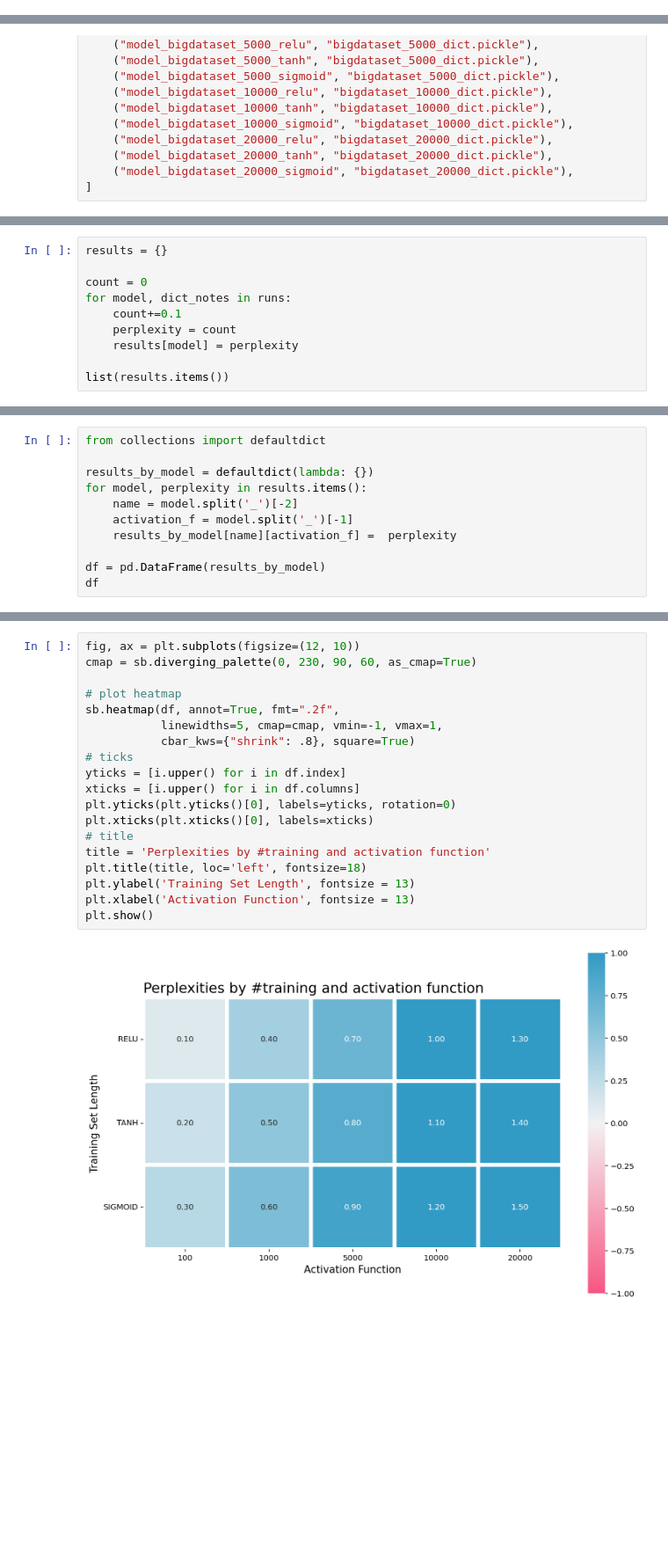
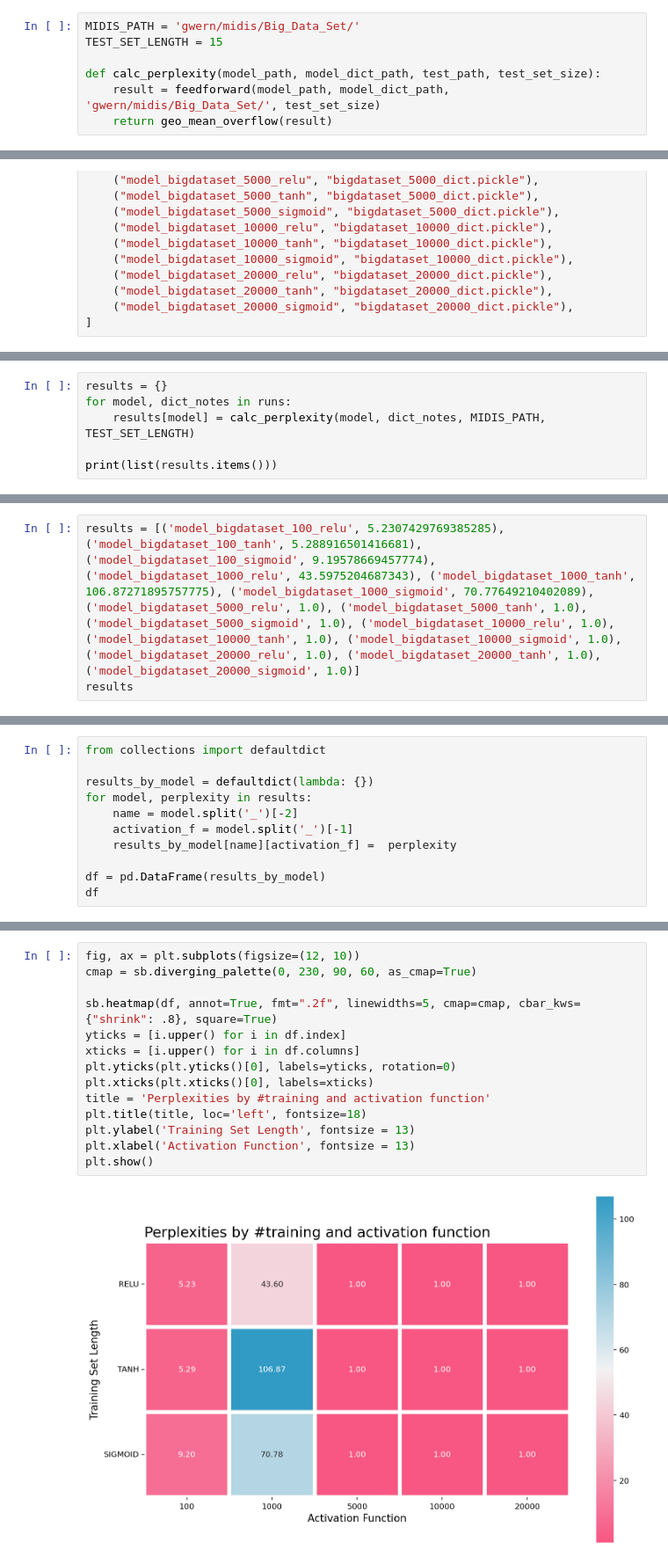
Before and after one commit to axelsavizky/music-generator, a Jupyter notebook: comparison.ipynb, the cells around one changed output, grey strips where cells are left out. Shown at 88% size. Saved outputs shown, nothing was run; the diff lists cells and outputs as text; blank space fills up the shorter version.

```diff
--- a/comparison.ipynb
+++ b/comparison.ipynb
@@ -7,3 +11,10 @@ import pickle
+# %%
+MIDIS_PATH = 'gwern/midis/Big_Data_Set/'
+TEST_SET_LENGTH = 15
+
+def calc_perplexity(model_path, model_dict_path, test_path, test_set_size):
+    result = feedforward(model_path, model_dict_path, 'gwern/midis/Big_Data_Set/', test_set_size)
+    return geo_mean_overflow(result)
 # %%
 runs = [
     ("model_bigdataset_100_relu", "bigdataset_100_dict.pickle"),
@@ -25,11 +38,7 @@ runs = [
 # %%
 results = {}
+for model, dict_notes in runs:
+    results[model] = calc_perplexity(model, dict_notes, MIDIS_PATH, TEST_SET_LENGTH)
 
-count = 0
-for model, dict_notes in runs:
-    count+=0.1
-    perplexity = count
-    results[model] = perplexity
-
-list(results.items())
+print(list(results.items()))
 # %% [output]
@@ -51,0 +62,3 @@ perplexity by model
+# %%
+results = [('model_bigdataset_100_relu', 5.2307429769385285), ('model_bigdataset_100_tanh', 5.288916501416681), ('model_bigdataset_100_sigmoid', 9.19578669457774), ('model_bigdataset_1000_relu', 43.5975204687343), ('model_bigdataset_1000_tanh', 106.87271895757775), ('model_bigdataset_1000_sigmoid', 70.77649210402089), ('model_bigdataset_5000_relu', 1.0), ('model_bigdataset_5000_tanh', 1.0), ('model_bigdataset_5000_sigmoid', 1.0), ('model_bigdataset_10000_relu', 1.0), ('model_bigdataset_10000_tanh', 1.0), ('model_bigdataset_10000_sigmoid', 1.0), ('model_bigdataset_20000_relu', 1.0), ('model_bigdataset_20000_tanh', 1.0), ('model_bigdataset_20000_sigmoid', 1.0)]
+results
@@ -53,7 +82,7 @@ perplexity by model
 from collections import defaultdict
 
 results_by_model = defaultdict(lambda: {})
-for model, perplexity in results.items():
+for model, perplexity in results:
     name = model.split('_')[-2]
     activation_f = model.split('_')[-1]
     results_by_model[name][activation_f] =  perplexity
@@ -68,21 +97,16 @@ df
 # %%
 fig, ax = plt.subplots(figsize=(12, 10))
 cmap = sb.diverging_palette(0, 230, 90, 60, as_cmap=True)
 
-# plot heatmap
-sb.heatmap(df, annot=True, fmt=".2f",
-           linewidths=5, cmap=cmap, vmin=-1, vmax=1,
-           cbar_kws={"shrink": .8}, square=True)
-# ticks
+sb.heatmap(df, annot=True, fmt=".2f", linewidths=5, cmap=cmap, cbar_kws={"shrink": .8}, square=True)
 yticks = [i.upper() for i in df.index]
 xticks = [i.upper() for i in df.columns]
 plt.yticks(plt.yticks()[0], labels=yticks, rotation=0)
 plt.xticks(plt.xticks()[0], labels=xticks)
-# title
 title = 'Perplexities by #training and activation function'
 plt.title(title, loc='left', fontsize=18)
 plt.ylabel('Training Set Length', fontsize = 13)
 plt.xlabel('Activation Function', fontsize = 13)
 plt.show()
 # %% [output]
-[figure, old version]
+[figure, new version]
```
Also changed, not shown: parts of 5 cells of this notebook, 3 other files.
